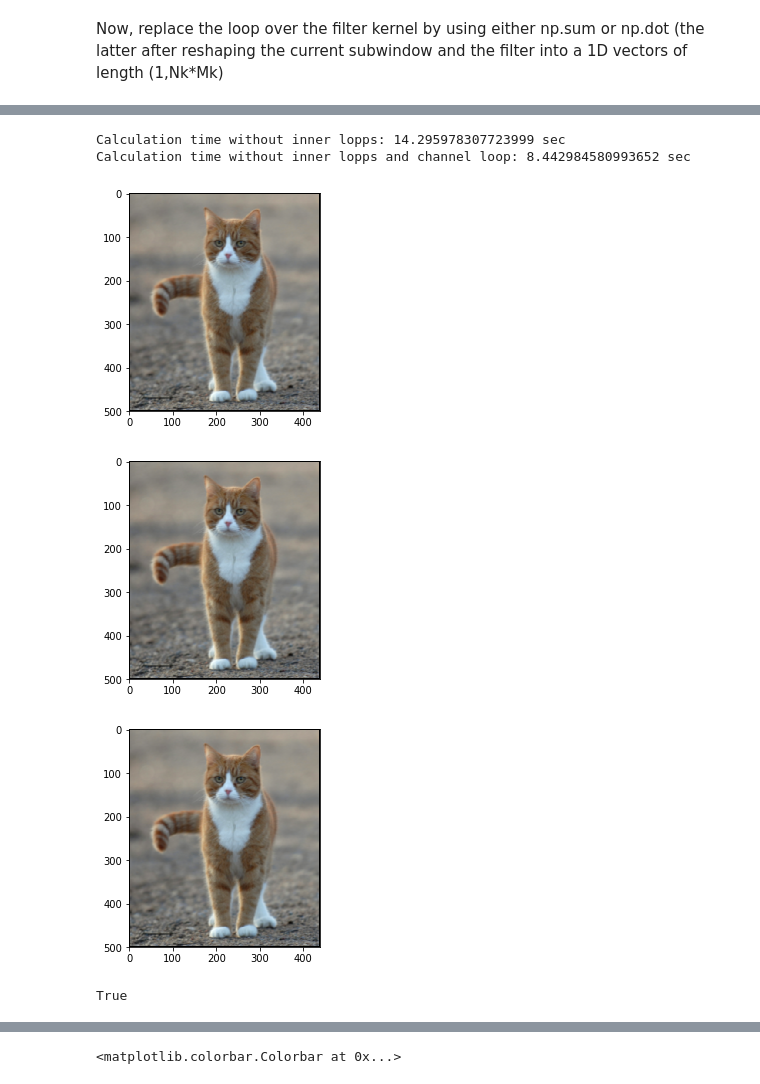
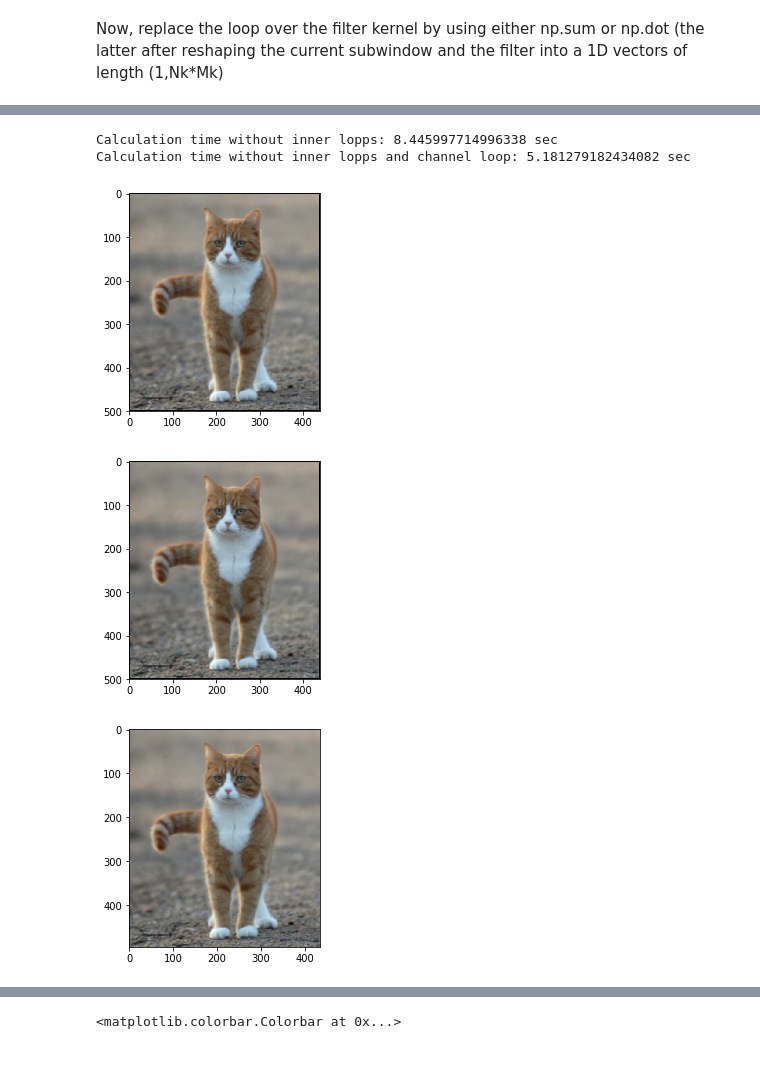
Before and after one commit to ivartz/IN9400_exercises, a Jupyter notebook: week1/convolution.ipynb, the cells around one changed output, grey strips where cells are left out. Saved outputs shown, nothing was run; the diff lists cells and outputs as text; code cells hidden in the pictures.

```diff
--- a/week1/convolution.ipynb
+++ b/week1/convolution.ipynb
@@ -176,43 +244,38 @@ img = plt.imread('cat.png')
 kernel = np.arange(25).reshape((5, 5))
 
 start= time.time()
-out1 = convolution(img, kernel)
+out1 = convolution_prettier_faster(img, kernel)
 
 #out1 = sobel_filter(img)
 #out2 = blur_filter(img)
 print('Calculation time without inner lopps:', time.time()-start, 'sec')
 
 start= time.time()
-out2 = convolution_prettier_faster(img, kernel)
+out2 = convolution_prettiest(img, kernel)
 
 #out1 = sobel_filter(img)
 #out2 = blur_filter(img)
 print('Calculation time without inner lopps and channel loop:', time.time()-start, 'sec')
 
 
-out1 -= out1.min()
+#out1 -= out1.min()
 out1 /= out1.max()
-out2 -= out2.min()
+#out2 -= out2.min()
 out2 /= out2.max()
-
 
 
 correct = plt.imread('convolution_cat.png')[:, :, :3]
 plt.figure()
 plt.imshow(correct, vmin=correct.min(), vmax=correct.max(), cmap='gray')
 plt.figure()
 plt.imshow(out1, vmin=out1.min(), vmax=out1.max())
 plt.show()
 plt.figure()
 plt.imshow(out2, vmin=out2.min(), vmax=out2.max())
 plt.show()
 # %% [output]
-Calculation time without inner lopps: 14.295978307723999 sec
-Calculation time without inner lopps and channel loop: 8.442984580993652 sec
+Calculation time without inner lopps: 8.445997714996338 sec
+Calculation time without inner lopps and channel loop: 5.181279182434082 sec
 [figure]
 [figure]
-[figure, old version]
+[figure, new version]
-# %%
-np.all(out1 == out2)
-# %% [output]
-True
```
Also changed, not shown: parts of 11 cells of this notebook, 13 other files.
